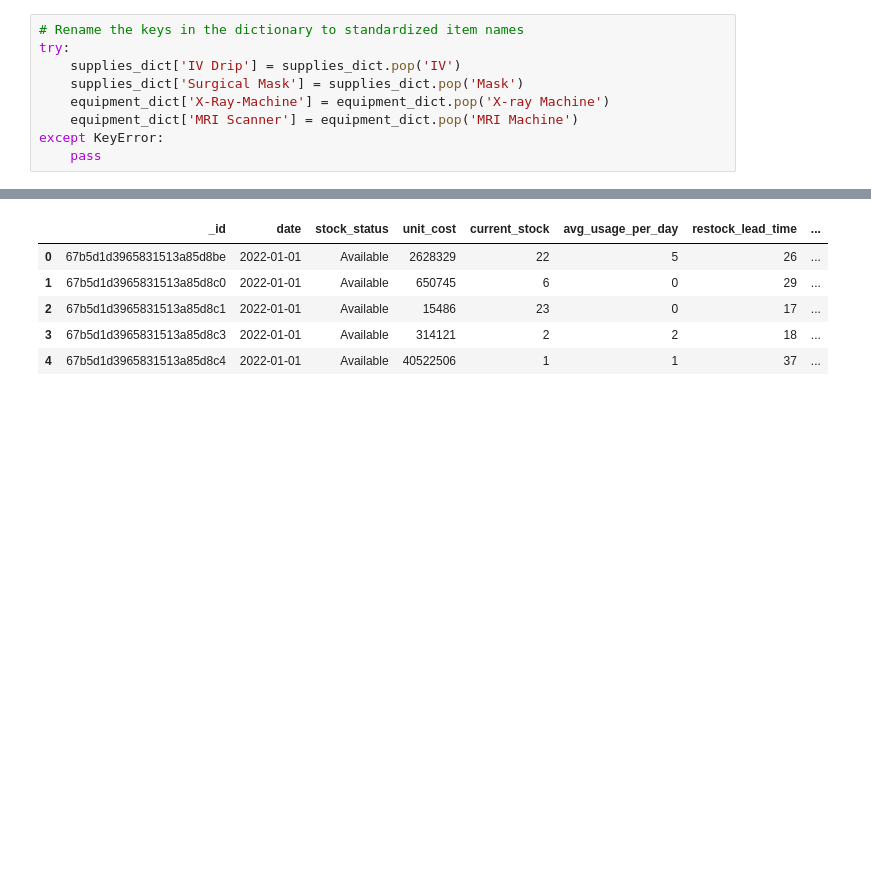
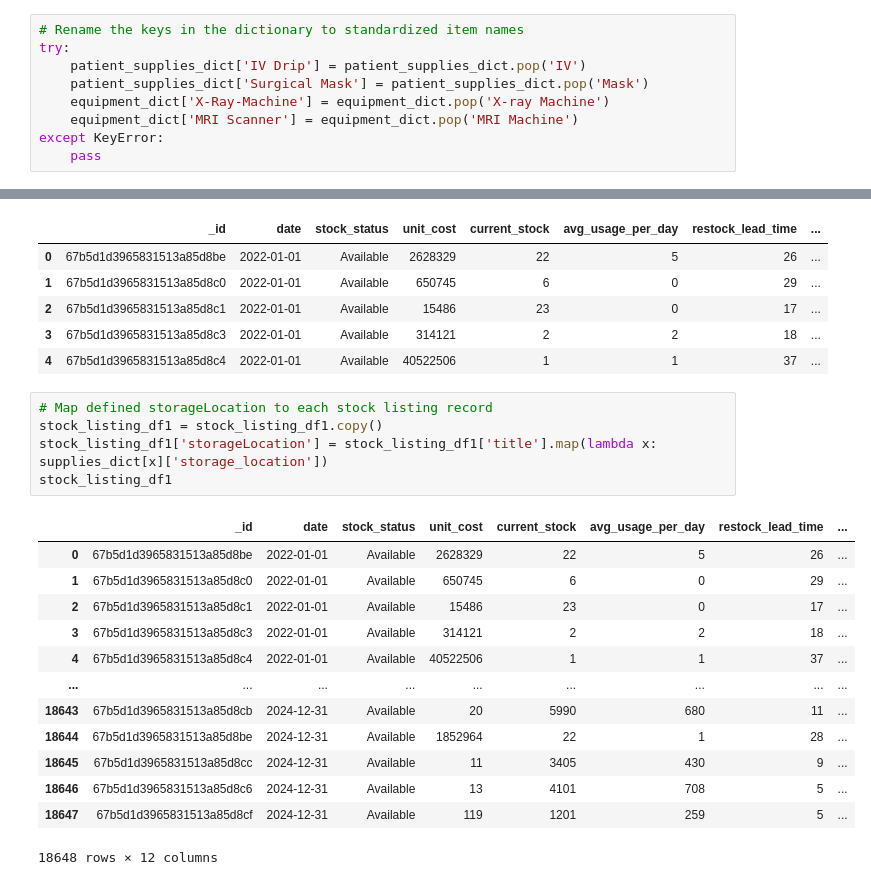
Before and after one commit to KubangPawis/hospital-inventory-demand-forecasting, a Jupyter notebook: synthetic_data_gen.ipynb, the cells around one changed output, grey strips where cells are left out. Cells and saved outputs as stored; diff of their text form; blank space fills up the shorter version.

```diff
--- a/synthetic_data_gen.ipynb
+++ b/synthetic_data_gen.ipynb
@@ -578,8 +578,8 @@ equipment_dict
 # %%
 # Rename the keys in the dictionary to standardized item names
 try:
-    supplies_dict['IV Drip'] = supplies_dict.pop('IV')
-    supplies_dict['Surgical Mask'] = supplies_dict.pop('Mask')
+    patient_supplies_dict['IV Drip'] = patient_supplies_dict.pop('IV')
+    patient_supplies_dict['Surgical Mask'] = patient_supplies_dict.pop('Mask')
     equipment_dict['X-Ray-Machine'] = equipment_dict.pop('X-ray Machine')
     equipment_dict['MRI Scanner'] = equipment_dict.pop('MRI Machine')
 except KeyError:
@@ -839,3 +839,22 @@ stock_listing_df1.head()
 | 2 | 67b5d1d3965831513a85d8c1 | 2022-01-01 | Available | 15486 | 23 | 0 | 17 | ... |
 | 3 | 67b5d1d3965831513a85d8c3 | 2022-01-01 | Available | 314121 | 2 | 2 | 18 | ... |
 | 4 | 67b5d1d3965831513a85d8c4 | 2022-01-01 | Available | 40522506 | 1 | 1 | 37 | ... |
+# %%
+# Map defined storageLocation to each stock listing record
+stock_listing_df1 = stock_listing_df1.copy()
+stock_listing_df1['storageLocation'] = stock_listing_df1['title'].map(lambda x: supplies_dict[x]['storage_location'])
+stock_listing_df1
+# %% [output]
+|  | _id | date | stock_status | unit_cost | current_stock | avg_usage_per_day | restock_lead_time | ... |
+| 0 | 67b5d1d3965831513a85d8be | 2022-01-01 | Available | 2628329 | 22 | 5 | 26 | ... |
+| 1 | 67b5d1d3965831513a85d8c0 | 2022-01-01 | Available | 650745 | 6 | 0 | 29 | ... |
+| 2 | 67b5d1d3965831513a85d8c1 | 2022-01-01 | Available | 15486 | 23 | 0 | 17 | ... |
+| 3 | 67b5d1d3965831513a85d8c3 | 2022-01-01 | Available | 314121 | 2 | 2 | 18 | ... |
+| 4 | 67b5d1d3965831513a85d8c4 | 2022-01-01 | Available | 40522506 | 1 | 1 | 37 | ... |
+| ... | ... | ... | ... | ... | ... | ... | ... | ... |
+| 18643 | 67b5d1d3965831513a85d8cb | 2024-12-31 | Available | 20 | 5990 | 680 | 11 | ... |
+| 18644 | 67b5d1d3965831513a85d8be | 2024-12-31 | Available | 1852964 | 22 | 1 | 28 | ... |
+| 18645 | 67b5d1d3965831513a85d8cc | 2024-12-31 | Available | 11 | 3405 | 430 | 9 | ... |
+| 18646 | 67b5d1d3965831513a85d8c6 | 2024-12-31 | Available | 13 | 4101 | 708 | 5 | ... |
+| 18647 | 67b5d1d3965831513a85d8cf | 2024-12-31 | Available | 119 | 1201 | 259 | 5 | ... |
+18648 rows × 12 columns
```
Also changed, not shown: parts of 9 cells of this notebook, 15 other files.
